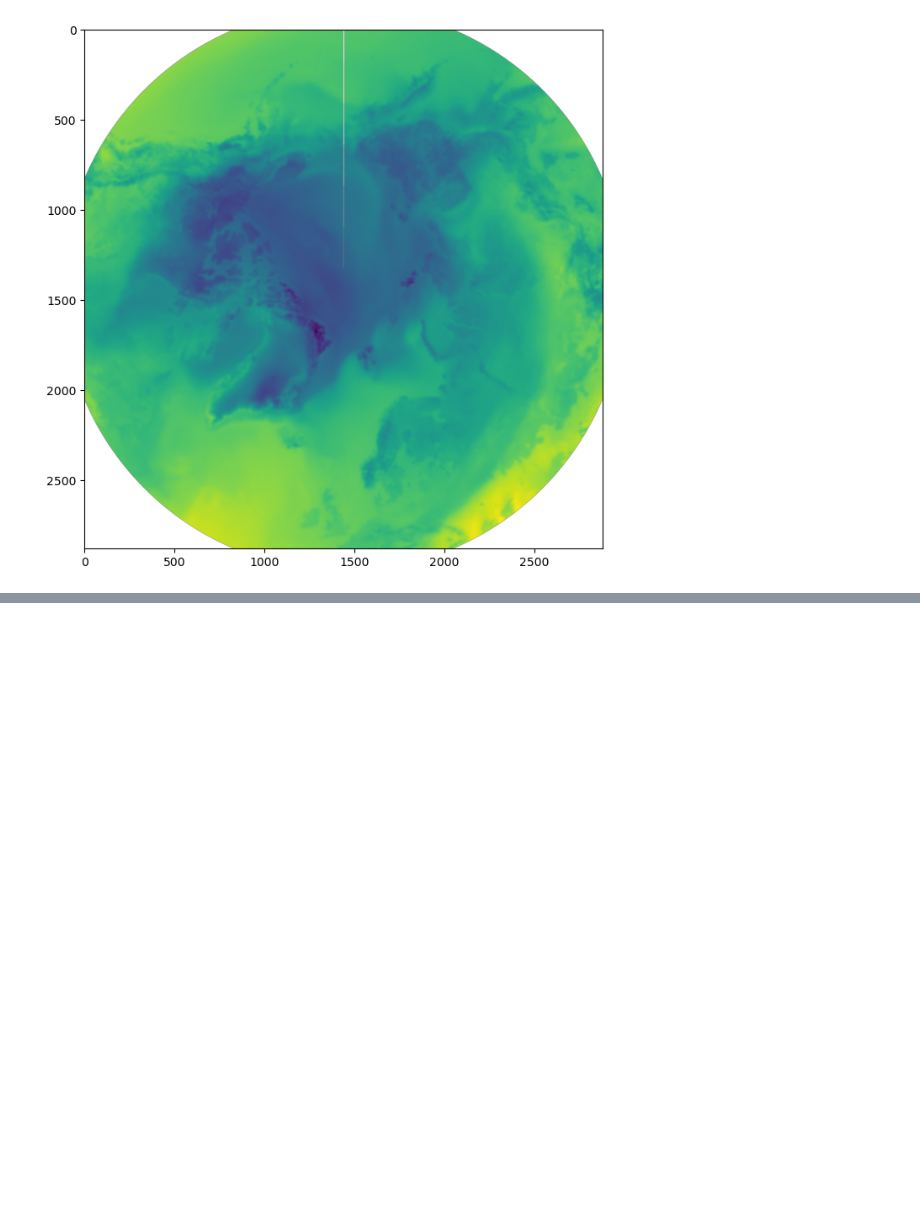
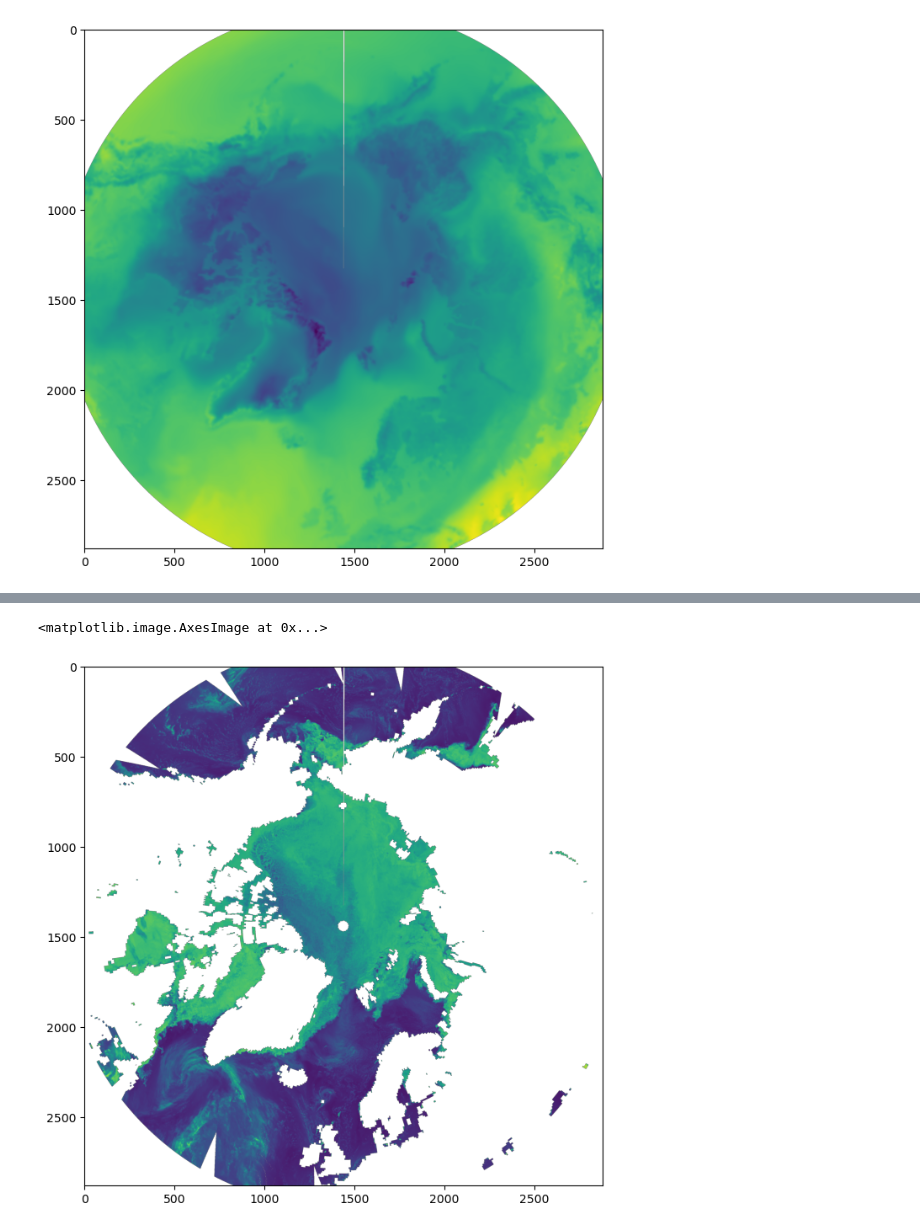
Before and after one commit to EHTellefsen/Arctic_Snow_Products, a Jupyter notebook: notebooks/test_data_source_scripts.ipynb, the cells around one changed output, grey strips where cells are left out. Drawn from its saved outputs; the diff is of its cells as text; code cells hidden in the pictures; blank space fills up the shorter version.

```diff
--- a/notebooks/test_data_source_scripts.ipynb
+++ b/notebooks/test_data_source_scripts.ipynb
@@ -84,3 +57,20 @@ plt.imshow(scene.data['t2m'][0].values.T, cmap='viridis')
 # %% [output]
 <matplotlib.image.AxesImage at 0x...>
 [figure]
+# %%
+df = scene.data.to_dataframe()
+df_ml = df.reset_index()
+df_ml['test'] = 1
+df_ml = df_ml.dropna()
+
+dims = list(scene.data.dims)  # use only true dimension names
+coord_order = {d: scene.data[d].values for d in dims}
+
+# Rebuild without sorting (keeps original order)
+df_back = df_ml.set_index(dims)          # no .sort_index()
+scene_restored = df_back.to_xarray()
+
+# Ensure exact original ordering explicitly (safe even if already correct)
+scene_restored = scene_restored.reindex(coord_order)
+
+scene_restored
@@ -86,0 +98,6 @@ plt.imshow(scene.data['t2m'][0].values.T, cmap='viridis')
+# %%
+plt.figure(figsize=(10, 8))
+plt.imshow(scene_restored['36H'][0].values, cmap='viridis')
+# %% [output]
+<matplotlib.image.AxesImage at 0x...>
+[figure, added]
```
Also changed, not shown: parts of 6 cells of this notebook, 6 other files.
